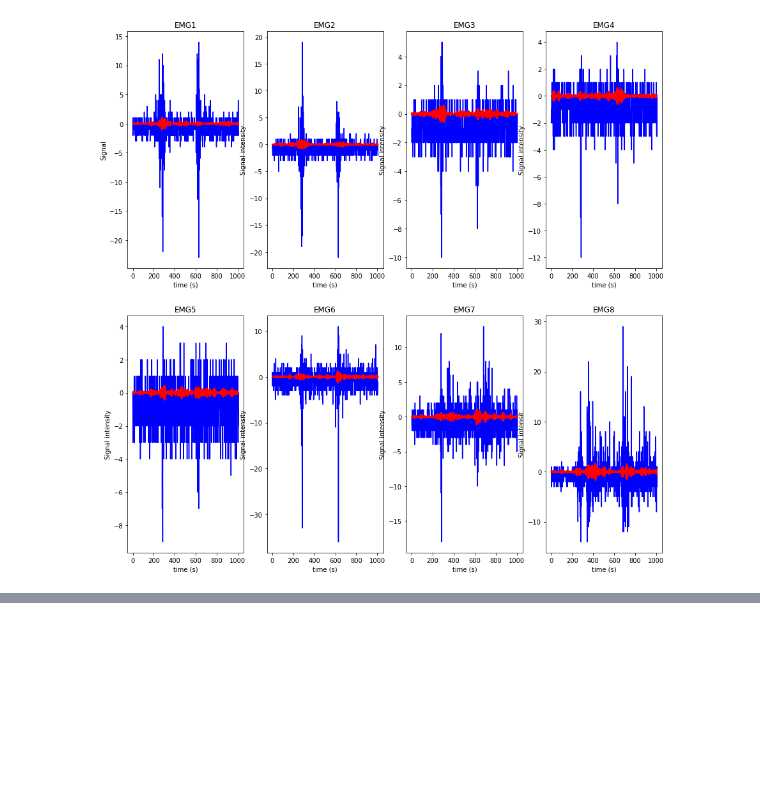
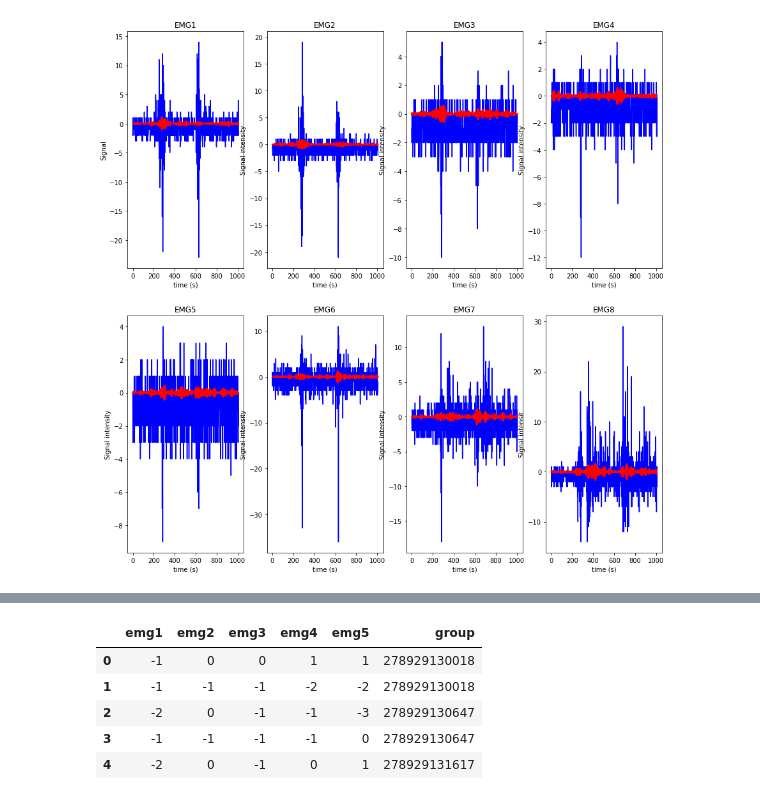
Before and after one commit to harvinder-power/MyoArcade, a Jupyter notebook: myo-sensor-data-analysis/Myo-Sensor-Analysis.ipynb, the cells around one changed output, grey strips where cells are left out. Saved outputs shown, nothing was run; the diff lists cells and outputs as text; code cells hidden in the pictures; blank space fills up the shorter version.

```diff
--- a/myo-sensor-data-analysis/Myo-Sensor-Analysis.ipynb
+++ b/myo-sensor-data-analysis/Myo-Sensor-Analysis.ipynb
@@ -351,0 +449,9 @@ for i in range(len(emg_list)):
+# %%
+df.head()
+# %% [output]
+|  | emg1 | emg2 | emg3 | emg4 | emg5 | group |
+| 0 | -1 | 0 | 0 | 1 | 1 | 278929130018 |
+| 1 | -1 | -1 | -1 | -2 | -2 | 278929130018 |
+| 2 | -2 | 0 | -1 | -1 | -3 | 278929130647 |
+| 3 | -1 | -1 | -1 | -1 | 0 | 278929130647 |
+| 4 | -2 | 0 | -1 | 0 | 1 | 278929131617 |
```
Also changed, not shown: parts of 14 cells of this notebook, 3 other files.
